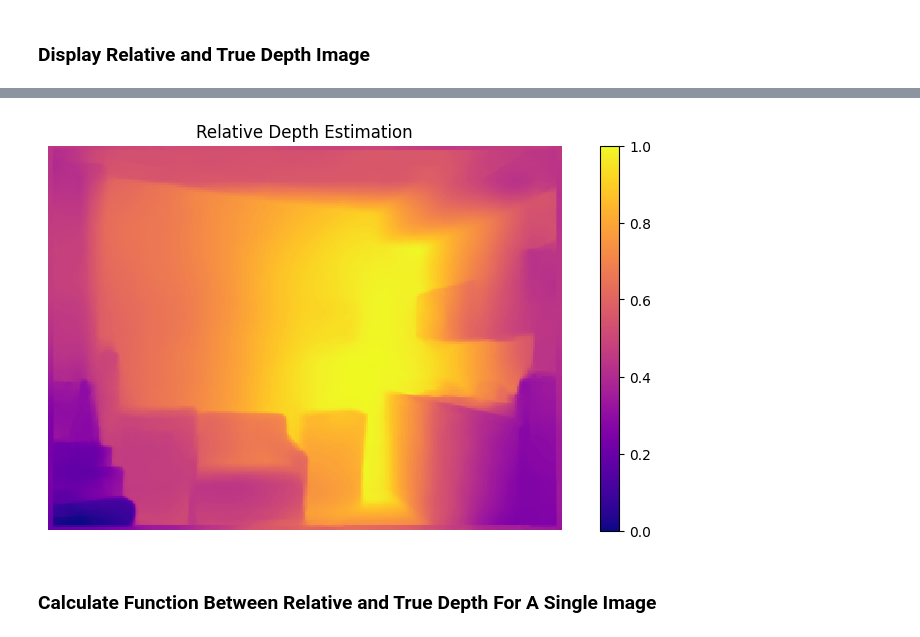
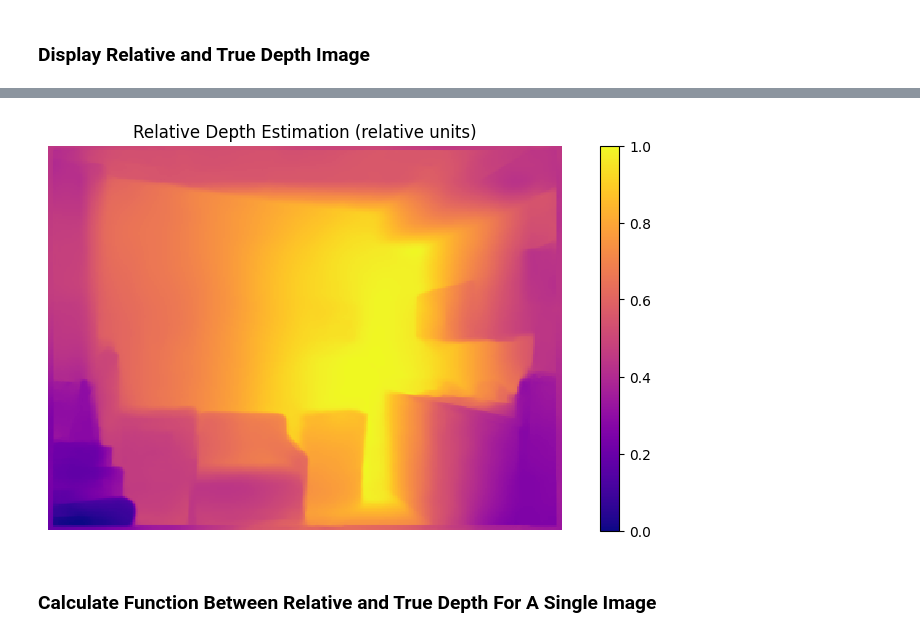
Before and after one commit to henrykaus/monocular-depth-estimation, a Jupyter notebook: notebook.ipynb, the cells around one changed output, grey strips where cells are left out. Drawn from its saved outputs; the diff is of its cells as text; code cells hidden in the pictures.

```diff
--- a/notebook.ipynb
+++ b/notebook.ipynb
@@ -220,9 +220,9 @@ display_depth(true_depth_image, "True Depth Image (m)")
 # %%
-# Display Predicted Image
+# Display Relative Predicted Image
 predicted_image = normalize_image(np.asarray(outputs[0]))
-display_depth(predicted_image, "Relative Depth Estimation")
+display_depth(predicted_image, "Relative Depth Estimation (relative units)")
 # %% [output]
-[figure, old version]
+[figure, new version]
 # %% [markdown]
 ### Calculate Function Between Relative and True Depth For A Single Image
 # %%
```
Also changed, not shown: parts of 7 cells of this notebook.
